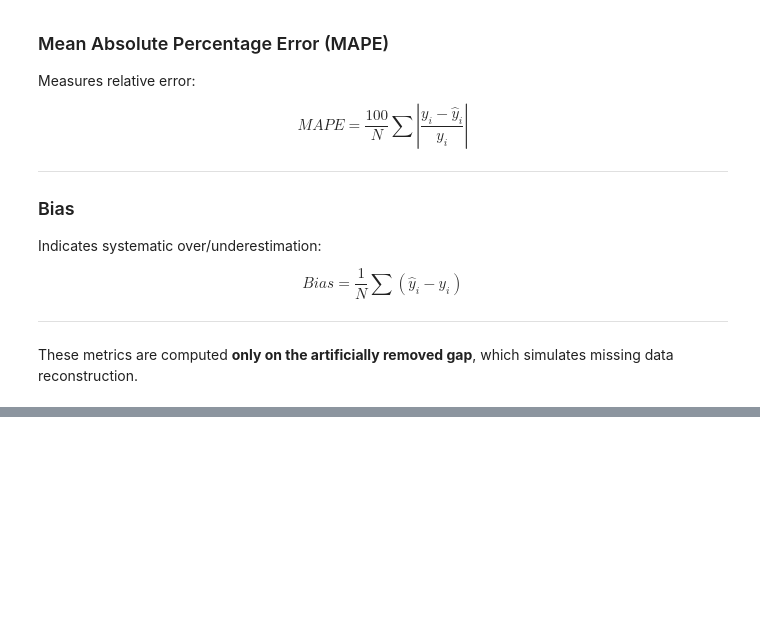
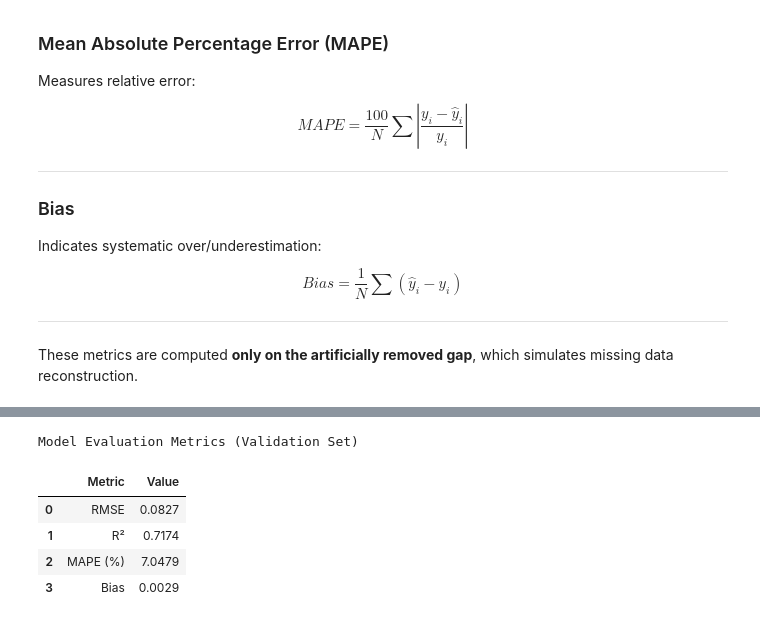
Before and after one commit to mvinesr/coastal-ml-seminar, a Jupyter notebook: notebooks/01_intro_ml_dl_coastal.ipynb, the cells around one changed output, grey strips where cells are left out. Cells and saved outputs as stored; diff of their text form; code cells hidden in the pictures; blank space fills up the shorter version.

```diff
--- a/notebooks/01_intro_ml_dl_coastal.ipynb
+++ b/notebooks/01_intro_ml_dl_coastal.ipynb
@@ -573,0 +533,35 @@ plt.show()
+# %%
+import numpy as np
+import pandas as pd
+from sklearn.metrics import mean_squared_error, r2_score
+
+# --- Métricas ---
+rmse = np.sqrt(mean_squared_error(y_val_true, y_val_pred))
+r2 = r2_score(y_val_true, y_val_pred)
+
+# Evitar división por cero en MAPE
+epsilon = 1e-8
+mape = np.mean(np.abs((y_val_true - y_val_pred) / (y_val_true + epsilon))) * 100
+
+bias = np.mean(y_val_pred - y_val_true)
+
+# --- Crear tabla ---
+metrics_df = pd.DataFrame({
+    "Metric": ["RMSE", "R²", "MAPE (%)", "Bias"],
+    "Value": [rmse, r2, mape, bias]
+})
+
+# Redondear para presentación
+metrics_df["Value"] = metrics_df["Value"].round(4)
+
+# Mostrar tabla
+
+metrics_df.style.set_caption("Model Evaluation Metrics (Validation Set)") \
+    .format({"Value": "{:.4f}"})
+# %% [output]
+Model Evaluation Metrics (Validation Set)
+|  | Metric | Value |
+| 0 | RMSE | 0.0827 |
+| 1 | R² | 0.7174 |
+| 2 | MAPE (%) | 7.0479 |
+| 3 | Bias | 0.0029 |
```
Also changed, not shown: parts of 13 cells of this notebook.
